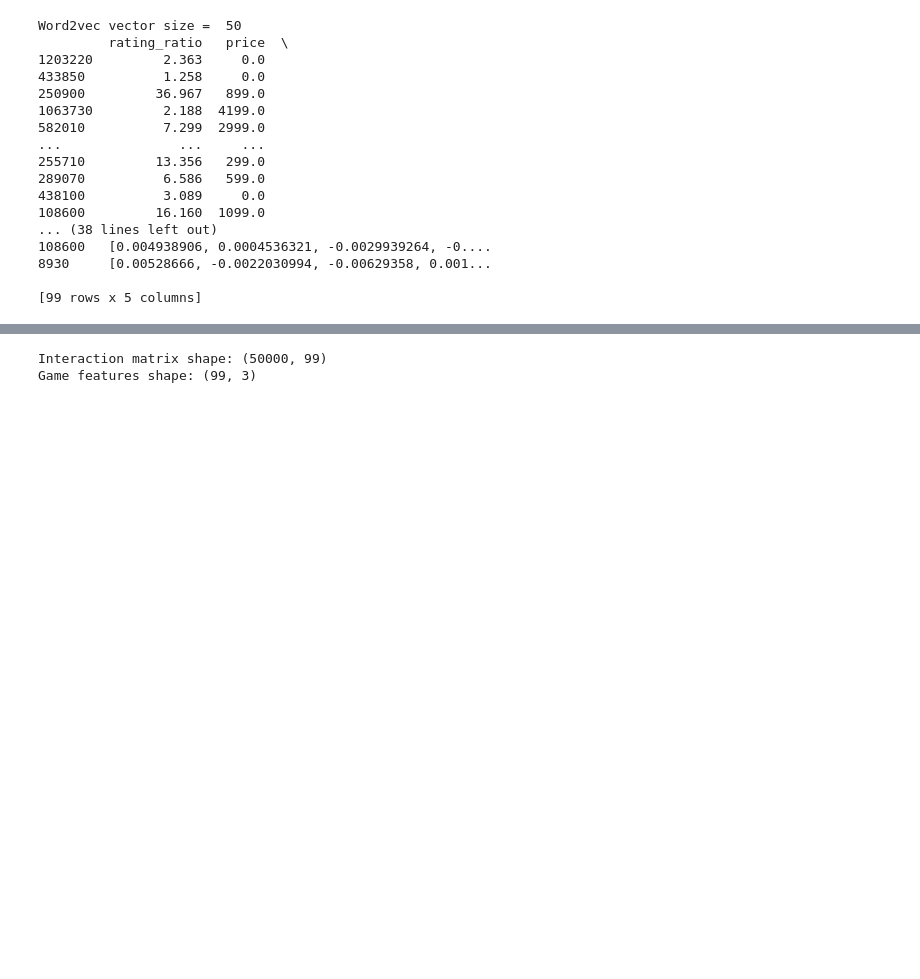
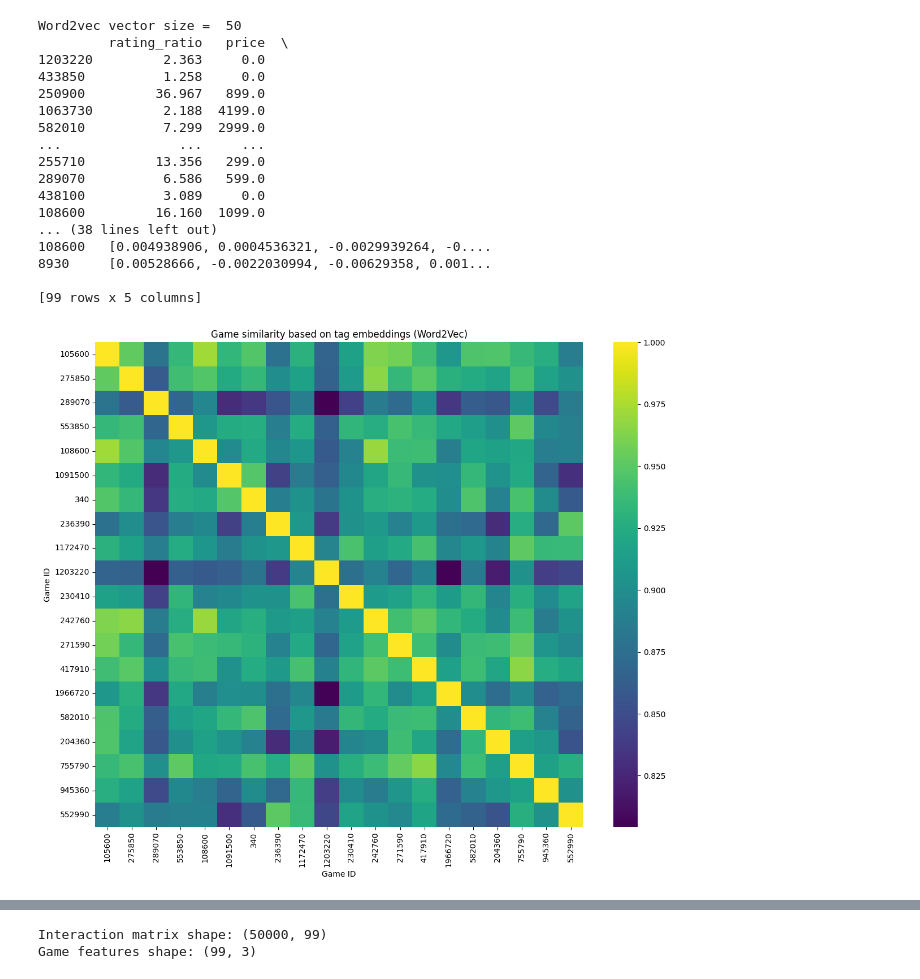
Before and after one commit to 503N-project-RC/model-training, a Jupyter notebook: game_rec_training.ipynb, the cells around one changed output, grey strips where cells are left out. Saved outputs shown, nothing was run; the diff lists cells and outputs as text; code cells hidden in the pictures; blank space fills up the shorter version.

Commit message:
Adjusted hyperparameter ranges & added visualizations

```diff
--- a/game_rec_training.ipynb
+++ b/game_rec_training.ipynb
@@ -124,3 +136,21 @@ Word2vec vector size =  50
 8930     [0.00528666, -0.0022030994, -0.00629358, 0.001...
 
 [99 rows x 5 columns]
+# %%
+# select small sample of games to visualize
+sample_games = game_df.sample(20, random_state=42)
+sample_embeddings = np.vstack(sample_games['tag_embedding'].values)
+
+# compute cosine similarity matrix
+similarity_matrix = cosine_similarity(sample_embeddings)
+
+# plot heatmap
+plt.figure(figsize=(12, 10))
+sns.heatmap(similarity_matrix, annot=False, cmap='viridis', xticklabels=sample_games.index, yticklabels=sample_games.index)
+plt.title("Game similarity based on tag embeddings (Word2Vec)")
+plt.xlabel("Game ID")
+plt.ylabel("Game ID")
+plt.tight_layout()
+plt.show()
+# %% [output]
+[figure, added]
```
Also changed, not shown: parts of 16 cells of this notebook.
